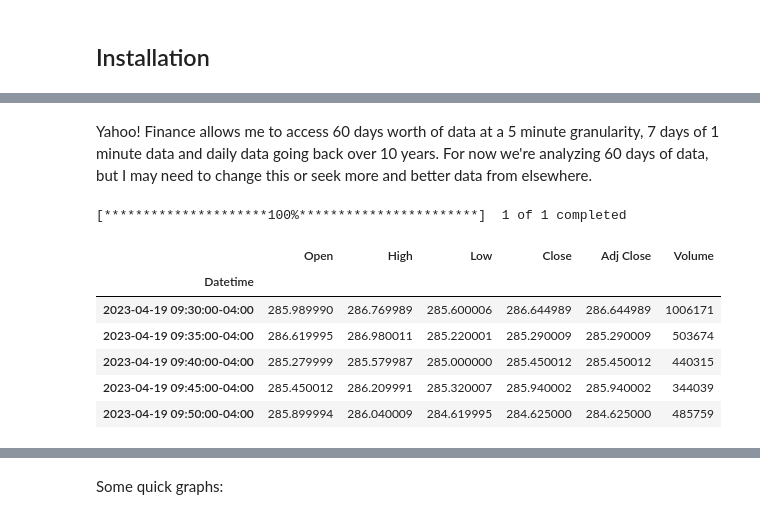
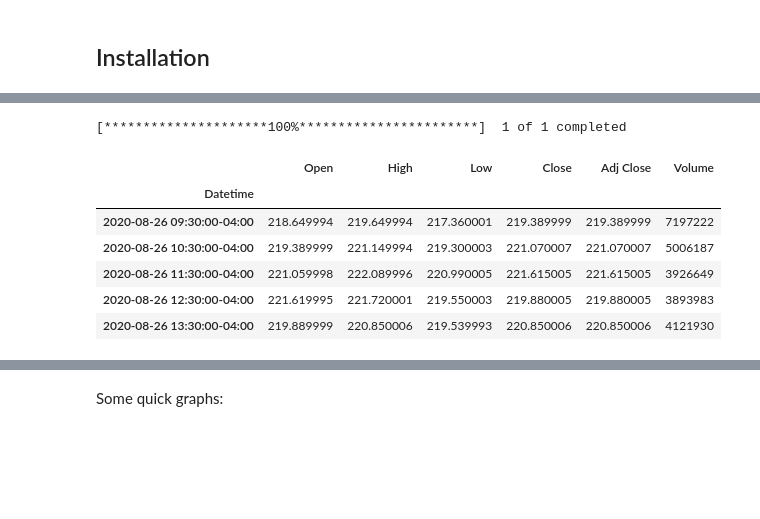
Before and after one commit to wirungu/deep-learning-finance, a Jupyter notebook: Deep_Learning_in_Financial_Time_Series_Forecasting.ipynb, the cells around one changed output, grey strips where cells are left out. Drawn from its saved outputs; the diff is of its cells as text; code cells hidden in the pictures; blank space fills up the shorter version.

```diff
--- a/Deep_Learning_in_Financial_Time_Series_Forecasting.ipynb
+++ b/Deep_Learning_in_Financial_Time_Series_Forecasting.ipynb
@@ -73,15 +32,13 @@ msft.info
-# %% [markdown]
-Yahoo! Finance allows me to access 60 days worth of data at a 5 minute granularity, 7 days of 1 minute data and daily data going back over 10 years. For now we're analyzing 60 days of data, but I may need to change this or seek more and better data from elsewhere.
 # %%
-df = yf.download("MSFT", period= "60d", interval="5m")
+df = yf.download("MSFT", period= "730d", interval="1h")
 # Let's take a look at the data
 df.head()
 # %% [output]
 [*********************100%***********************]  1 of 1 completed
 |  | Open | High | Low | Close | Adj Close | Volume |
 | Datetime |  |  |  |  |  |  |
-| 2023-04-19 09:30:00-04:00 | 285.989990 | 286.769989 | 285.600006 | 286.644989 | 286.644989 | 1006171 |
-| 2023-04-19 09:35:00-04:00 | 286.619995 | 286.980011 | 285.220001 | 285.290009 | 285.290009 | 503674 |
-| 2023-04-19 09:40:00-04:00 | 285.279999 | 285.579987 | 285.000000 | 285.450012 | 285.450012 | 440315 |
-| 2023-04-19 09:45:00-04:00 | 285.450012 | 286.209991 | 285.320007 | 285.940002 | 285.940002 | 344039 |
-| 2023-04-19 09:50:00-04:00 | 285.899994 | 286.040009 | 284.619995 | 284.625000 | 284.625000 | 485759 |
+| 2020-08-26 09:30:00-04:00 | 218.649994 | 219.649994 | 217.360001 | 219.389999 | 219.389999 | 7197222 |
+| 2020-08-26 10:30:00-04:00 | 219.389999 | 221.149994 | 219.300003 | 221.070007 | 221.070007 | 5006187 |
+| 2020-08-26 11:30:00-04:00 | 221.059998 | 222.089996 | 220.990005 | 221.615005 | 221.615005 | 3926649 |
+| 2020-08-26 12:30:00-04:00 | 221.619995 | 221.720001 | 219.550003 | 219.880005 | 219.880005 | 3893983 |
+| 2020-08-26 13:30:00-04:00 | 219.889999 | 220.850006 | 219.539993 | 220.850006 | 220.850006 | 4121930 |
```
Also changed, not shown: parts of 69 cells of this notebook.
